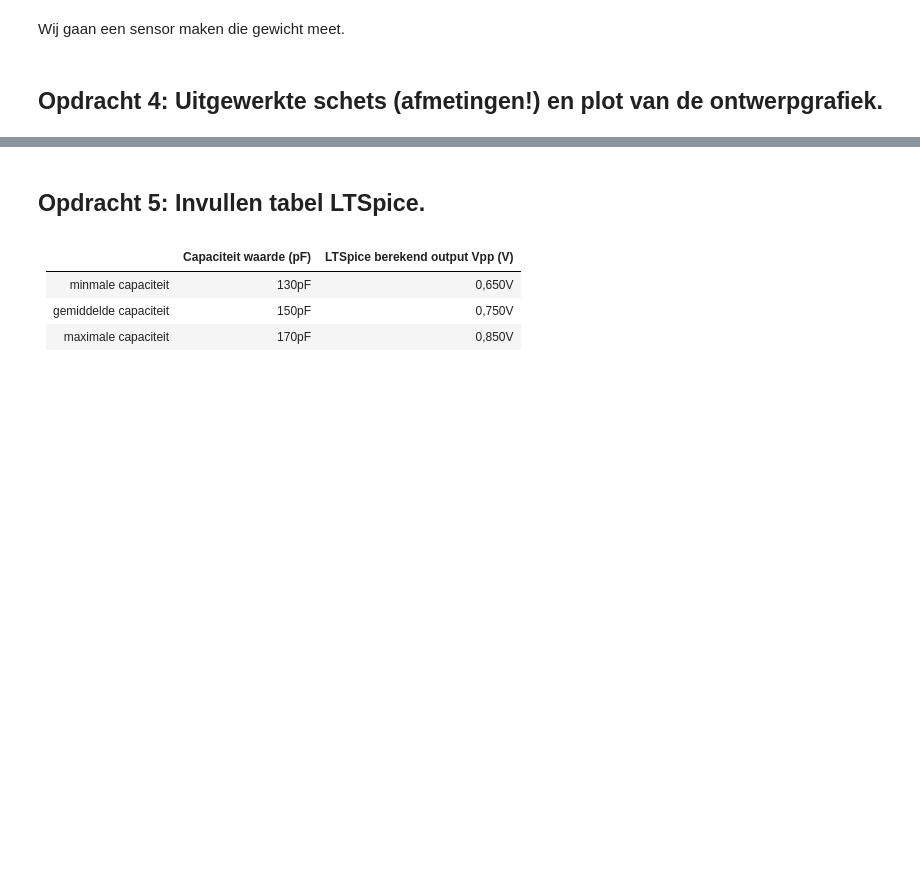
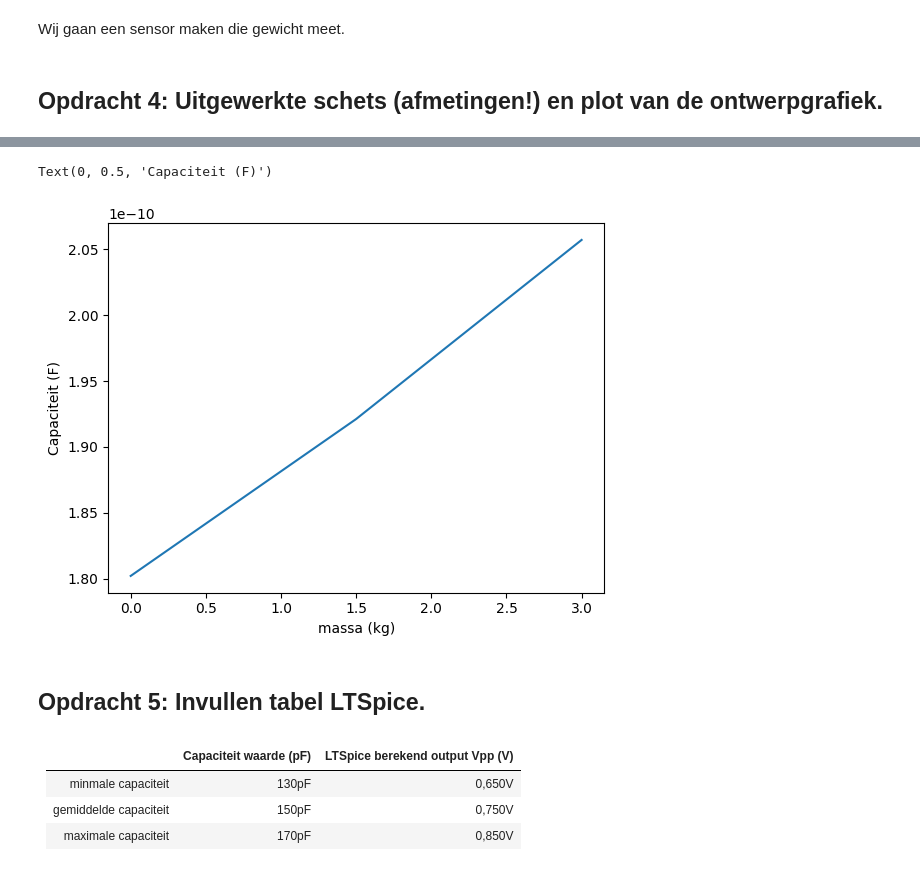
Before and after one commit to ebepolman-bit/opdrachten-DEF-D, a Jupyter notebook: FysiekeOntwerpopdrachten/2OntwerpEenSensorCondensator/DEFOntwerpopdracht2OntwerpEenSensorInvulTemplate.ipynb, the cells around one changed output, grey strips where cells are left out. Drawn from its saved outputs; the diff is of its cells as text; code cells hidden in the pictures; blank space fills up the shorter version.

```diff
--- a/FysiekeOntwerpopdrachten/2OntwerpEenSensorCondensator/DEFOntwerpopdracht2OntwerpEenSensorInvulTemplate.ipynb
+++ b/FysiekeOntwerpopdrachten/2OntwerpEenSensorCondensator/DEFOntwerpopdracht2OntwerpEenSensorInvulTemplate.ipynb
@@ -80,3 +78,18 @@ Wij gaan een sensor maken die gewicht meet.
+# %%
+# We beschouwen het karton als een veer met een constante veerconstante.
+#we verwachten dat de dikte van het karton onder het gewicht van 1,5 kilo 0.07 mm afneemt =. En onder 3 kilo 0.14mm lineair dus
+
+
+massas_exp = np.array([0,1.5,3])
+
+diktes = np.array([d_karton, d_karton - 7e-5, d_karton - 14e-5])
+
+plt.plot(massas_exp, vlakkeplaat(A_plaat, diktes, eps_pap))
+plt.xlabel("massa (kg)")
+plt.ylabel("Capaciteit (F)")
+# %% [output]
+Text(0, 0.5, 'Capaciteit (F)')
+[figure, added]
 # %% [markdown]
 ## Opdracht 5: Invullen tabel LTSpice.
 # %% [markdown]
```
Also changed, not shown: parts of 6 cells of this notebook.
